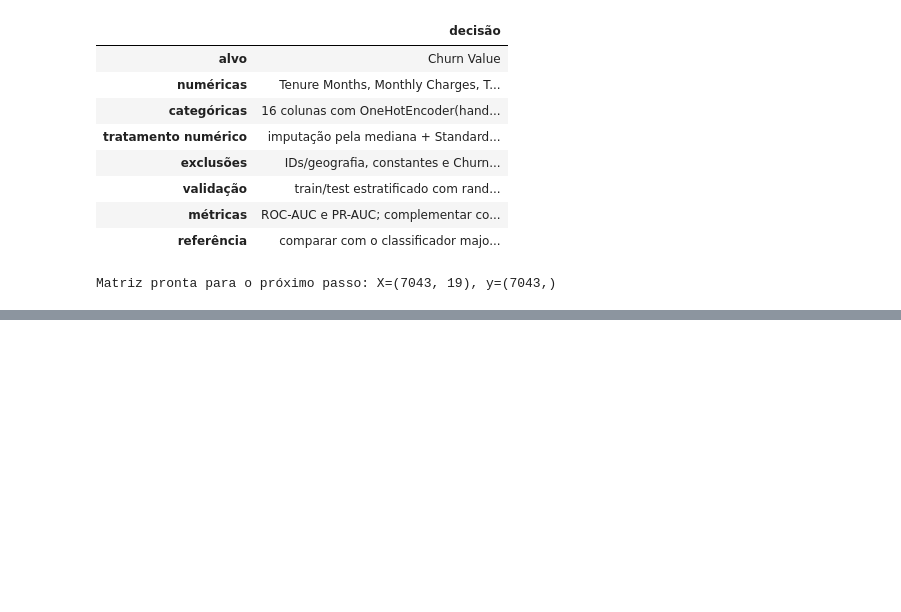
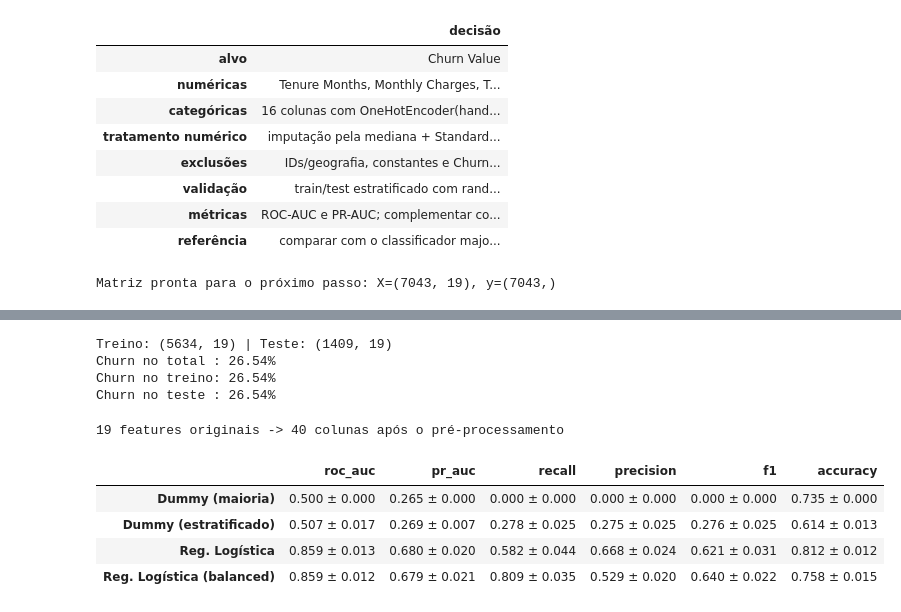
Before and after one commit to Bzrperes/techChallenge, a Jupyter notebook: notebooks/TechChallenge.ipynb, the cells around one changed output, grey strips where cells are left out. Drawn from its saved outputs; the diff is of its cells as text; code cells hidden in the pictures; blank space fills up the shorter version.

```diff
--- a/notebooks/TechChallenge.ipynb
+++ b/notebooks/TechChallenge.ipynb
@@ -433,0 +500,80 @@ Matriz pronta para o próximo passo: X=(7043, 19), y=(7043,)
+# %%
+# Célula 16 — X, y e split estratificado
+FEATURES = NUMERICAS + CATEGORICAS
+X = df_tratado[FEATURES].copy()
+y = df_tratado[ALVO].astype(int).copy()
+
+X_train, X_test, y_train, y_test = train_test_split(
+    X, y, test_size=TEST_SIZE, stratify=y, random_state=RANDOM_STATE
+)
+
+print(f"Treino: {X_train.shape} | Teste: {X_test.shape}")
+print(f"Churn no total : {y.mean():.2%}")
+print(f"Churn no treino: {y_train.mean():.2%}")
+print(f"Churn no teste : {y_test.mean():.2%}")
+# %% [output]
+Treino: (5634, 19) | Teste: (1409, 19)
+Churn no total : 26.54%
+Churn no treino: 26.54%
+Churn no teste : 26.54%
+# %%
+# Célula 17 — pré-processador
+def criar_preprocessador():
+    """Cria um pré-processador novo a cada chamada, evitando objetos compartilhados entre pipelines."""
+    return ColumnTransformer(
+        transformers=[
+            ("num", Pipeline([
+                ("imputer", SimpleImputer(strategy="median")),   # rede de segurança: os nulos conhecidos já foram tratados na Célula 15
+                ("scaler", StandardScaler()),
+            ]), NUMERICAS),
+            ("cat", Pipeline([
+                ("imputer", SimpleImputer(strategy="most_frequent")),
+                ("onehot", OneHotEncoder(handle_unknown="ignore", drop="if_binary")),
+            ]), CATEGORICAS),
+        ],
+        remainder="drop",
+    )
+
+def montar_pipeline(modelo):
+    # Cada pipeline recebe seu próprio pré-processador
+    return Pipeline([("prep", criar_preprocessador()), ("modelo", modelo)])
+
+# Quantas colunas o modelo enxerga depois do tratamento (usa um objeto descartável)
+n_cols = criar_preprocessador().fit(X_train).get_feature_names_out().shape[0]
+print(f"{len(FEATURES)} features originais -> {n_cols} colunas após o pré-processamento")
+# %% [output]
+19 features originais -> 40 colunas após o pré-processamento
+# %%
+# Célula 18 — validação cruzada estratificada (5 folds) no treino
+modelos = {
+    "Dummy (maioria)": DummyClassifier(strategy="most_frequent"),
+    "Dummy (estratificado)": DummyClassifier(strategy="stratified", random_state=RANDOM_STATE),
+    "Reg. Logística": LogisticRegression(max_iter=1000, random_state=RANDOM_STATE),
+    "Reg. Logística (balanced)": LogisticRegression(max_iter=1000, class_weight="balanced",
+                                                    random_state=RANDOM_STATE),
+}
+
+scoring = {
+    "roc_auc": "roc_auc",
+    "pr_auc": "average_precision",
+    "recall": "recall",
+    "precision": make_scorer(precision_score, zero_division=0),
+    "f1": "f1",
+    "accuracy": "accuracy",
+}
+
+cv = StratifiedKFold(n_splits=5, shuffle=True, random_state=RANDOM_STATE)
+
+linhas = {}
+for nome, modelo in modelos.items():
+    r = cross_validate(montar_pipeline(modelo), X_train, y_train, cv=cv, scoring=scoring)
+    linhas[nome] = {m: f"{r[f'test_{m}'].mean():.3f} ± {r[f'test_{m}'].std():.3f}" for m in scoring}
+
+resultado_cv = pd.DataFrame(linhas).T
+display(resultado_cv)
+# %% [output]
+|  | roc_auc | pr_auc | recall | precision | f1 | accuracy |
+| Dummy (maioria) | 0.500 ± 0.000 | 0.265 ± 0.000 | 0.000 ± 0.000 | 0.000 ± 0.000 | 0.000 ± 0.000 | 0.735 ± 0.000 |
+| Dummy (estratificado) | 0.507 ± 0.017 | 0.269 ± 0.007 | 0.278 ± 0.025 | 0.275 ± 0.025 | 0.276 ± 0.025 | 0.614 ± 0.013 |
+| Reg. Logística | 0.859 ± 0.013 | 0.680 ± 0.020 | 0.582 ± 0.044 | 0.668 ± 0.024 | 0.621 ± 0.031 | 0.812 ± 0.012 |
+| Reg. Logística (balanced) | 0.859 ± 0.012 | 0.679 ± 0.021 | 0.809 ± 0.035 | 0.529 ± 0.020 | 0.640 ± 0.022 | 0.758 ± 0.015 |
```
Also changed, not shown: parts of 8 cells of this notebook.
